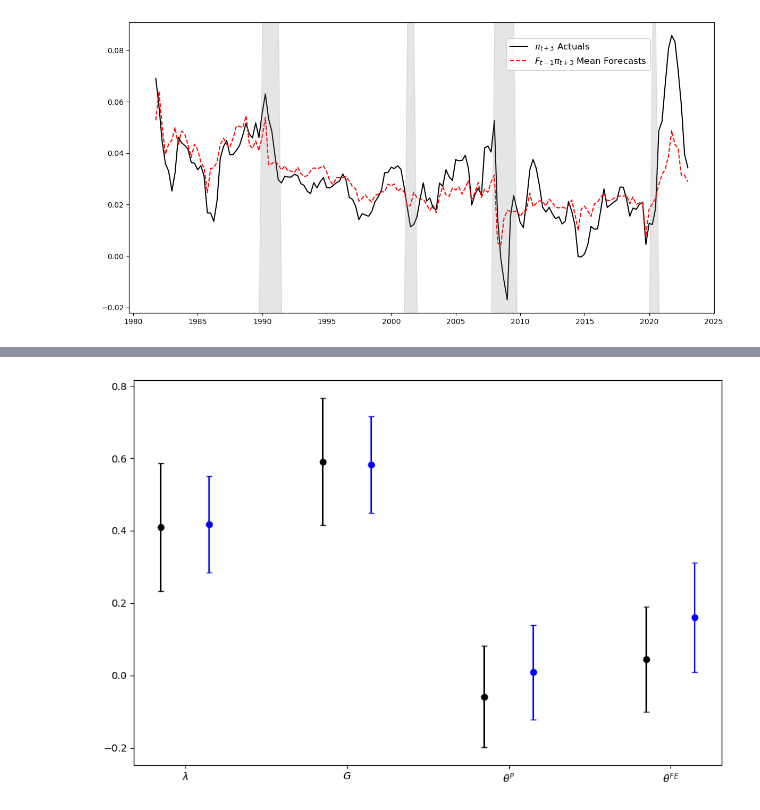
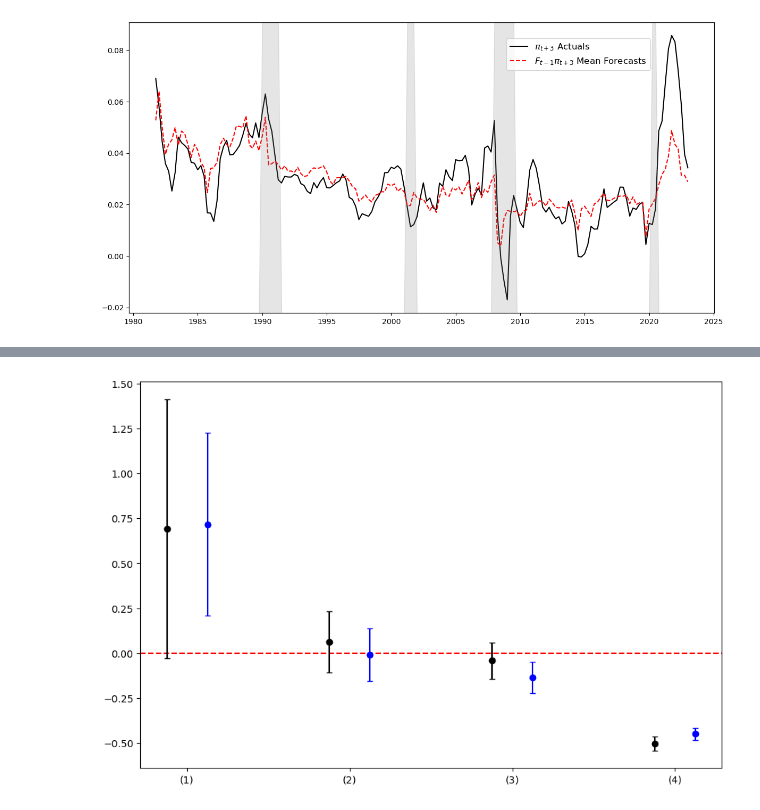
Before and after one commit to calvinmcelvain/expectation_replication, a Jupyter notebook: code/_004plots.ipynb, the cells around one changed output, grey strips where cells are left out. Saved outputs shown, nothing was run; the diff lists cells and outputs as text; code cells hidden in the pictures.

```diff
--- a/code/_004plots.ipynb
+++ b/code/_004plots.ipynb
@@ -319,4 +315,4 @@ est_plot(regs_2020, regs_2020_nr)
 # %%
-params_plot(regs_2022, parameters_2022, regs_2022_nr, parameters_2022_nr, save=True, name='2022_params')
+est_plot(regs_2022, regs_2022_nr, save=True, name='2022_estimates')
 # %% [output]
-[figure, old version]
+[figure, new version]
```
Also changed, not shown: parts of 4 cells of this notebook, 12 other files.
